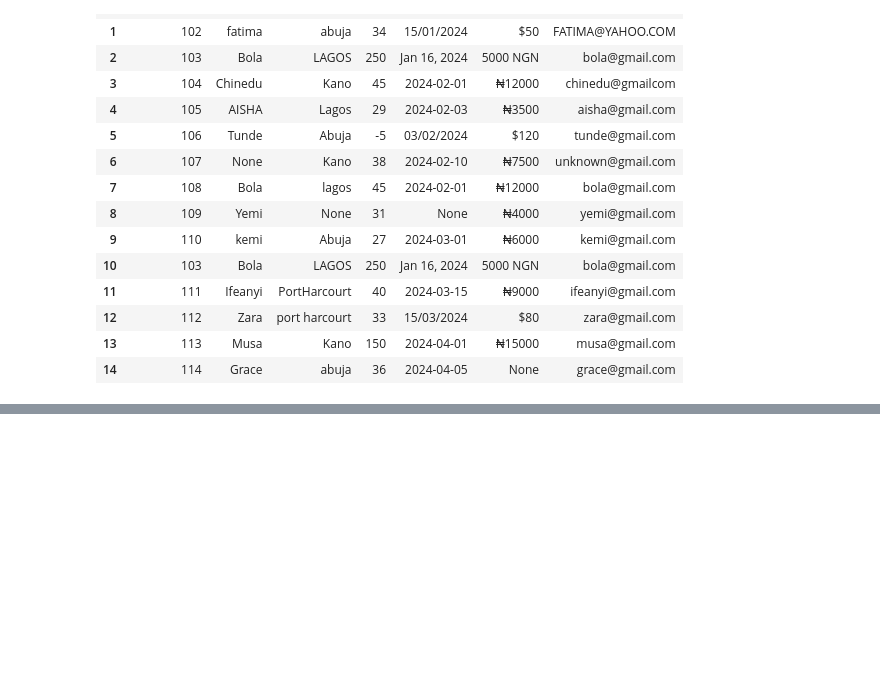
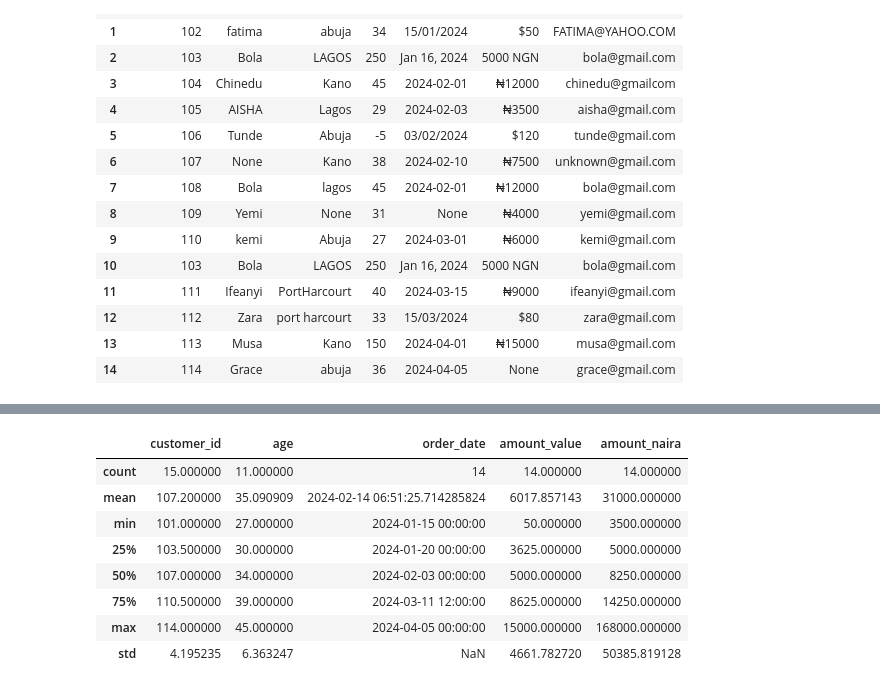
Before and after one commit to ahmad1bakundi-ops/data-engineering-journey, a Jupyter notebook: lesson_with_messy_data.ipynb, the cells around one changed output, grey strips where cells are left out. Cells and saved outputs as stored; diff of their text form; code cells hidden in the pictures; blank space fills up the shorter version.

```diff
--- a/lesson_with_messy_data.ipynb
+++ b/lesson_with_messy_data.ipynb
@@ -746,0 +788,12 @@ df
+# %%
+df_clean.describe()
+# %% [output]
+|  | customer_id | age | order_date | amount_value | amount_naira |
+| count | 15.000000 | 11.000000 | 14 | 14.000000 | 14.000000 |
+| mean | 107.200000 | 35.090909 | 2024-02-14 06:51:25.714285824 | 6017.857143 | 31000.000000 |
+| min | 101.000000 | 27.000000 | 2024-01-15 00:00:00 | 50.000000 | 3500.000000 |
+| 25% | 103.500000 | 30.000000 | 2024-01-20 00:00:00 | 3625.000000 | 5000.000000 |
+| 50% | 107.000000 | 34.000000 | 2024-02-03 00:00:00 | 5000.000000 | 8250.000000 |
+| 75% | 110.500000 | 39.000000 | 2024-03-11 12:00:00 | 8625.000000 | 14250.000000 |
+| max | 114.000000 | 45.000000 | 2024-04-05 00:00:00 | 15000.000000 | 168000.000000 |
+| std | 4.195235 | 6.363247 | NaN | 4661.782720 | 50385.819128 |
```
Also changed, not shown: parts of 10 cells of this notebook.
